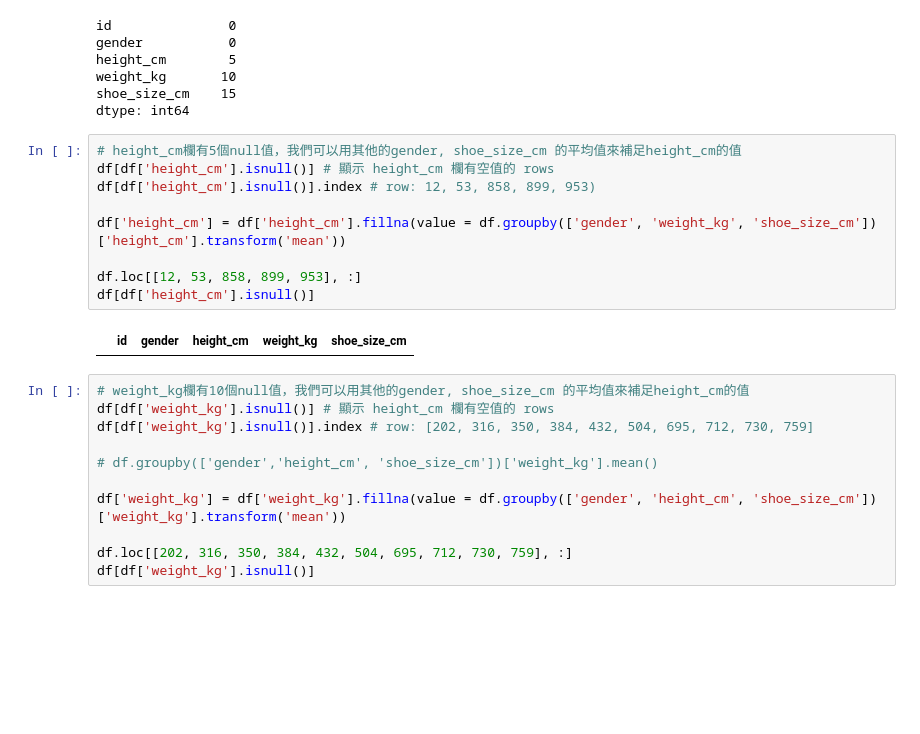
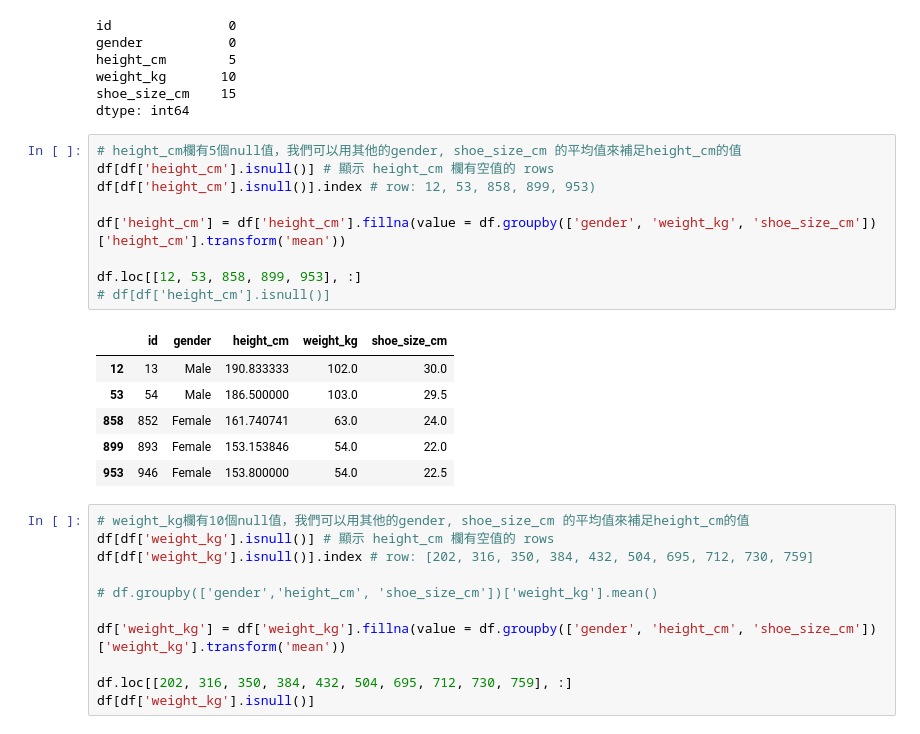
Before and after one commit to mingfujacky/Lecture-Big-Data, a Jupyter notebook: file/code/preprocess_shoe_size.ipynb, the cells around one changed output. Saved outputs shown, nothing was run; the diff lists cells and outputs as text; blank space fills up the shorter version.

```diff
--- a/file/code/preprocess_shoe_size.ipynb
+++ b/file/code/preprocess_shoe_size.ipynb
@@ -54,14 +54,19 @@ dtype: int64
 # %%
 # height_cm欄有5個null值，我們可以用其他的gender, shoe_size_cm 的平均值來補足height_cm的值
 df[df['height_cm'].isnull()] # 顯示 height_cm 欄有空值的 rows
 df[df['height_cm'].isnull()].index # row: 12, 53, 858, 899, 953)
 
 df['height_cm'] = df['height_cm'].fillna(value = df.groupby(['gender', 'weight_kg', 'shoe_size_cm'])['height_cm'].transform('mean'))
 
 df.loc[[12, 53, 858, 899, 953], :]
-df[df['height_cm'].isnull()]
+# df[df['height_cm'].isnull()]
 # %% [output]
 |  | id | gender | height_cm | weight_kg | shoe_size_cm |
+| 12 | 13 | Male | 190.833333 | 102.0 | 30.0 |
+| 53 | 54 | Male | 186.500000 | 103.0 | 29.5 |
+| 858 | 852 | Female | 161.740741 | 63.0 | 24.0 |
+| 899 | 893 | Female | 153.153846 | 54.0 | 22.0 |
+| 953 | 946 | Female | 153.800000 | 54.0 | 22.5 |
 # %%
 # weight_kg欄有10個null值，我們可以用其他的gender, shoe_size_cm 的平均值來補足height_cm的值
 df[df['weight_kg'].isnull()] # 顯示 height_cm 欄有空值的 rows
```
Also changed, not shown: parts of 2 cells of this notebook, 7 other files.
